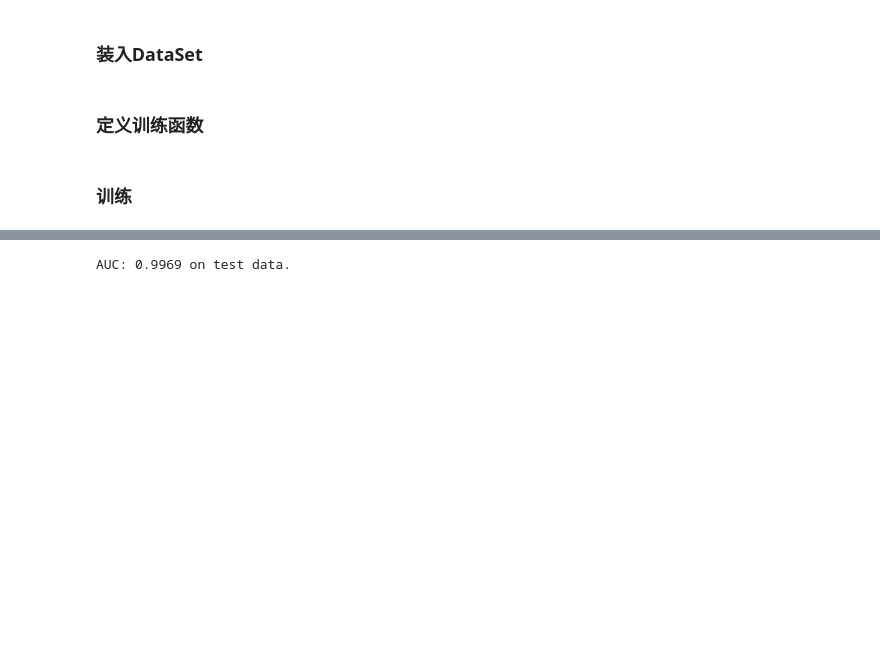
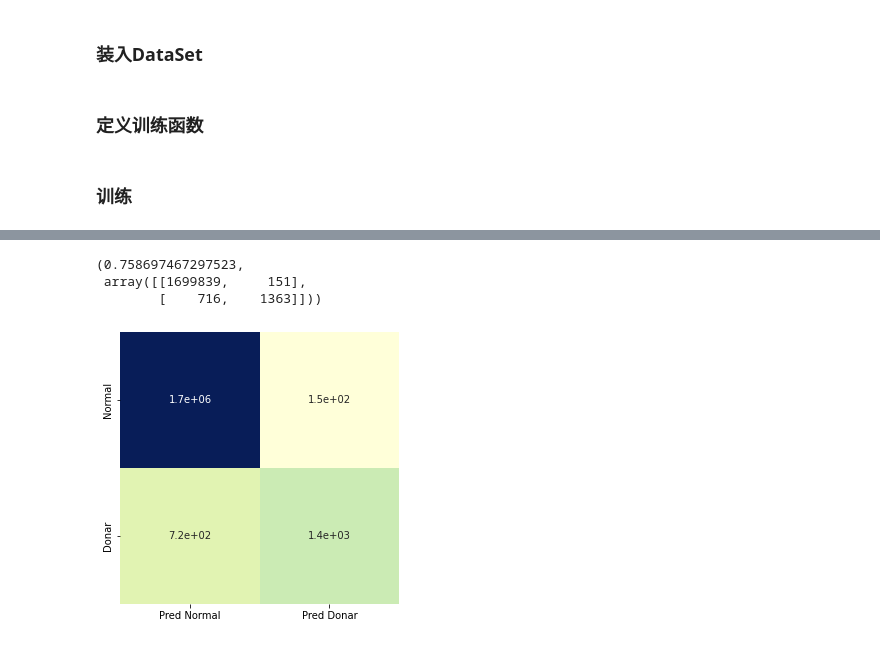
Before and after one commit to LudensZhang/bioinformatic_data_mining, a Jupyter notebook: ML_for_donar_finding.ipynb, the cells around one changed output, grey strips where cells are left out. Saved outputs shown, nothing was run; the diff lists cells and outputs as text; code cells hidden in the pictures; blank space fills up the shorter version.

```diff
--- a/ML_for_donar_finding.ipynb
+++ b/ML_for_donar_finding.ipynb
@@ -307,8 +312,23 @@ def test(test_set):
     return pd.DataFrame({'Donar': y.cpu().detach().numpy(), 'Score': y_pred.cpu().detach().numpy()})
 # %%
 result_df = test(test_set)
-result_df = pd.DataFrame({'Donar': y_test, 'Score': y_pred[:, 1]})
 result_df.to_csv('CNN_test_df.csv')
 result_df = pd.read_csv('CNN_test_df.csv', index_col = 0)
-# %% [output]
-AUC: 0.9969 on test data.
+# %%
+cnn_f1 =  f1_score(result_df['Donar'], result_df['Score'].apply(lambda x: 1 if x > 0.5 else 0))
+cnn_mat = confusion_matrix(result_df['Donar'], result_df['Score'].apply(lambda x: 1 if x > 0.5 else 0))
+cnn_f1, cnn_mat
+# %% [output]
+(0.758697467297523,
+ array([[1699839,     151],
+        [    716,    1363]]))
+# %%
+plt.figure(figsize = (5, 5))
+cnn_hm = sns.heatmap(np.log(cnn_mat),
+                        annot = cnn_mat,
+                        cmap = 'YlGnBu',
+                        xticklabels = ['Pred Normal', 'Pred Donar'],
+                        yticklabels = ['Normal', 'Donar'],
+                        cbar = False)
+# %% [output]
+[figure, added]
```
Also changed, not shown: parts of 11 cells of this notebook, 4 other files.
